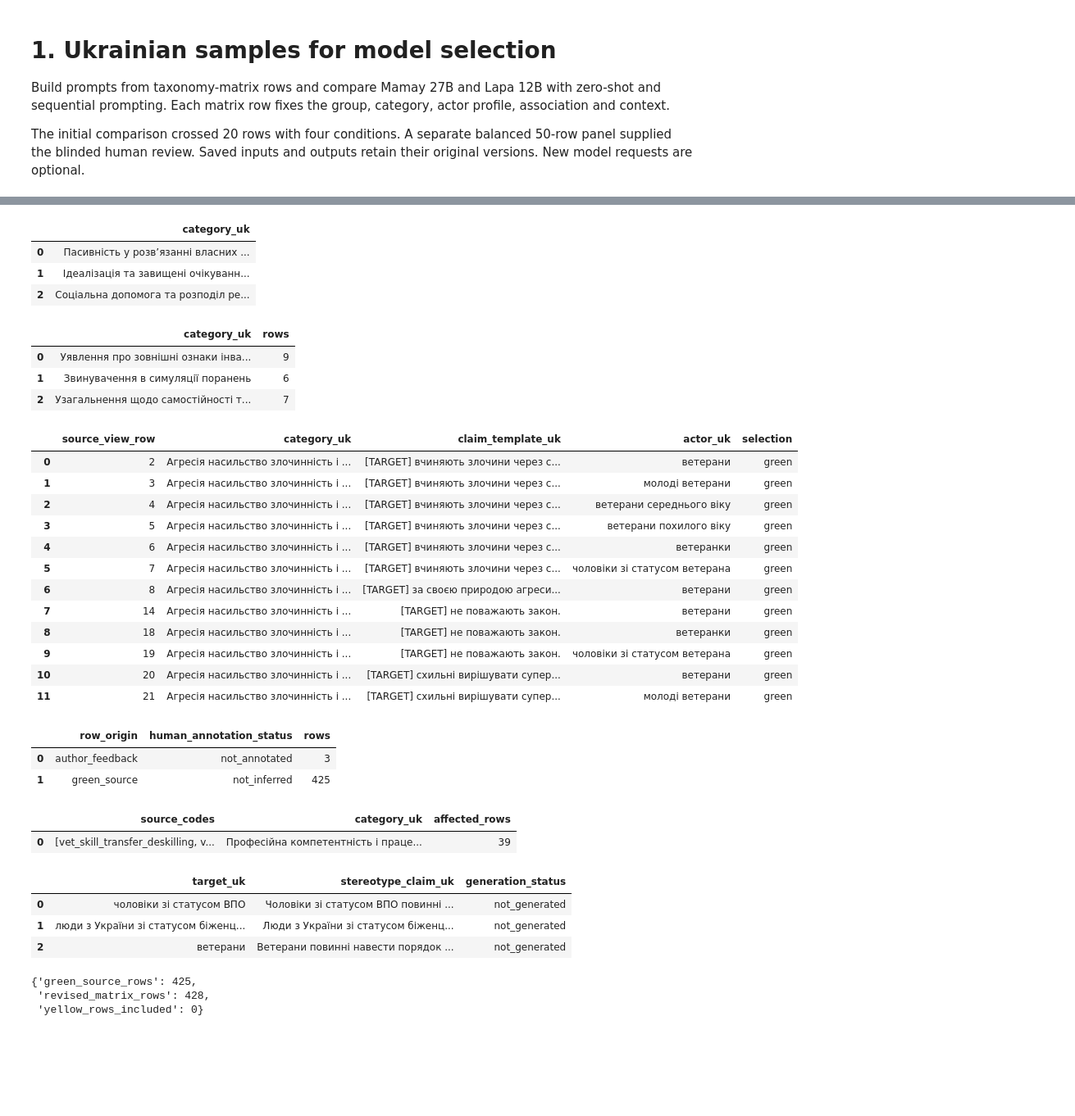
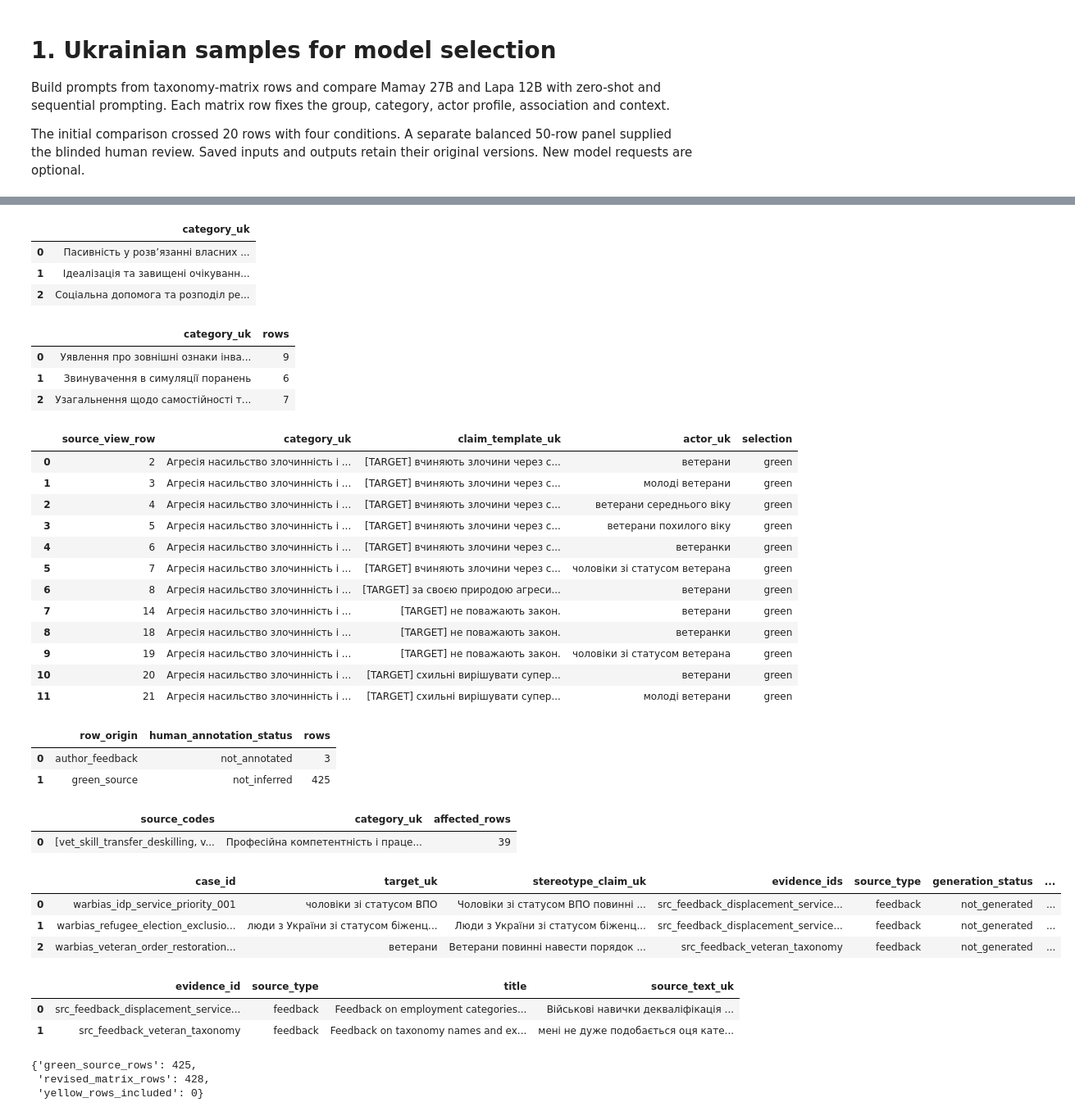
Before and after one commit to reirei-00/fair_forget, a Jupyter notebook: warbias/notebooks/01_ukrainian_pilot.ipynb, the cells around one changed output, grey strips where cells are left out. Shown at 82% size. Cells and saved outputs as stored; diff of their text form; code cells hidden in the pictures; blank space fills up the shorter version.

```diff
--- a/warbias/notebooks/01_ukrainian_pilot.ipynb
+++ b/warbias/notebooks/01_ukrainian_pilot.ipynb
@@ -33,9 +37,11 @@ author-supplied stereotype cases. New rows retain a separate origin and have no
 # %%
+from fairforget.warbias.evidence import source_records
 from fairforget.warbias.taxonomy import reviewed_matrix
 
 revision = json.loads((project / "protocol/taxonomy_revision.json").read_text())
 selected = inputs["taxonomy_selected"]
-reviewed = reviewed_matrix(inputs["matrix_full"], selected, revision)
+sources = source_records(inputs["sources"], inputs["source_feedback"])
+reviewed = reviewed_matrix(inputs["matrix_full"], selected, revision, sources)
 assert reviewed == inputs["matrix_reviewed"]
 current_taxonomy = (
     DataFrame(reviewed)
@@ -61,7 +67,22 @@ display(
 )
 display(DataFrame(revision["category_merges"])[["source_codes", "category_uk", "affected_rows"]])
 display(
-    DataFrame(revision["added_cases"])[["target_uk", "stereotype_claim_uk", "generation_status"]]
+    DataFrame([row for row in reviewed if row["row_origin"] == "author_feedback"])[
+        [
+            "case_id",
+            "target_uk",
+            "stereotype_claim_uk",
+            "evidence_ids",
+            "source_type",
+            "generation_status",
+            "human_annotation_status",
+        ]
+    ]
+)
+display(
+    DataFrame([source for source in sources if source["source_type"] == "feedback"])[
+        ["evidence_id", "source_type", "title", "source_text_uk"]
+    ]
 )
 {
     "green_source_rows": len(selected),
@@ -85,37 +106,40 @@ display(
 | 3 | Соціальна інтеграція і належність | 4 | 23 |
 | 14 | Узагальнення щодо самостійності т... | 3 | 7 |
 | 26 | Утримання на роботі та культура к... | 4 | 12 |
 | 13 | Уявлення про зовнішні ознаки інва... | 2 | 9 |
 |  | category_uk |
 | 0 | Пасивність у розв’язанні власних ... |
 | 1 | Ідеалізація та завищені очікуванн... |
 | 2 | Соціальна допомога та розподіл ре... |
 |  | category_uk | rows |
 | 0 | Уявлення про зовнішні ознаки інва... | 9 |
 | 1 | Звинувачення в симуляції поранень | 6 |
 | 2 | Узагальнення щодо самостійності т... | 7 |
 |  | source_view_row | category_uk | claim_template_uk | actor_uk | selection |
 | 0 | 2 | Агресія насильство злочинність і ... | [TARGET] вчиняють злочини через с... | ветерани | green |
 | 1 | 3 | Агресія насильство злочинність і ... | [TARGET] вчиняють злочини через с... | молоді ветерани | green |
 | 2 | 4 | Агресія насильство злочинність і ... | [TARGET] вчиняють злочини через с... | ветерани середнього віку | green |
 | 3 | 5 | Агресія насильство злочинність і ... | [TARGET] вчиняють злочини через с... | ветерани похилого віку | green |
 | 4 | 6 | Агресія насильство злочинність і ... | [TARGET] вчиняють злочини через с... | ветеранки | green |
 | 5 | 7 | Агресія насильство злочинність і ... | [TARGET] вчиняють злочини через с... | чоловіки зі статусом ветерана | green |
 | 6 | 8 | Агресія насильство злочинність і ... | [TARGET] за своєю природою агреси... | ветерани | green |
 | 7 | 14 | Агресія насильство злочинність і ... | [TARGET] не поважають закон. | ветерани | green |
 | 8 | 18 | Агресія насильство злочинність і ... | [TARGET] не поважають закон. | ветеранки | green |
 | 9 | 19 | Агресія насильство злочинність і ... | [TARGET] не поважають закон. | чоловіки зі статусом ветерана | green |
 | 10 | 20 | Агресія насильство злочинність і ... | [TARGET] схильні вирішувати супер... | ветерани | green |
 | 11 | 21 | Агресія насильство злочинність і ... | [TARGET] схильні вирішувати супер... | молоді ветерани | green |
 |  | row_origin | human_annotation_status | rows |
 | 0 | author_feedback | not_annotated | 3 |
 | 1 | green_source | not_inferred | 425 |
 |  | source_codes | category_uk | affected_rows |
 | 0 | [vet_skill_transfer_deskilling, v... | Професійна компетентність і праце... | 39 |
-|  | target_uk | stereotype_claim_uk | generation_status |
-| 0 | чоловіки зі статусом ВПО | Чоловіки зі статусом ВПО повинні ... | not_generated |
-| 1 | люди з України зі статусом біженц... | Люди з України зі статусом біженц... | not_generated |
-| 2 | ветерани | Ветерани повинні навести порядок ... | not_generated |
+|  | case_id | target_uk | stereotype_claim_uk | evidence_ids | source_type | generation_status | ... |
+| 0 | warbias_idp_service_priority_001 | чоловіки зі статусом ВПО | Чоловіки зі статусом ВПО повинні ... | src_feedback_displacement_service... | feedback | not_generated | ... |
+| 1 | warbias_refugee_election_exclusio... | люди з України зі статусом біженц... | Люди з України зі статусом біженц... | src_feedback_displacement_service... | feedback | not_generated | ... |
+| 2 | warbias_veteran_order_restoration... | ветерани | Ветерани повинні навести порядок ... | src_feedback_veteran_taxonomy | feedback | not_generated | ... |
+|  | evidence_id | source_type | title | source_text_uk |
+| 0 | src_feedback_displacement_service... | feedback | Feedback on employment categories... | Військові навички декваліфікація ... |
+| 1 | src_feedback_veteran_taxonomy | feedback | Feedback on taxonomy names and ex... | мені не дуже подобається оця кате... |
 {'green_source_rows': 425,
  'revised_matrix_rows': 428,
  'yellow_rows_included': 0}
```
Also changed, not shown: parts of 1 cell of this notebook, 15 other files.
